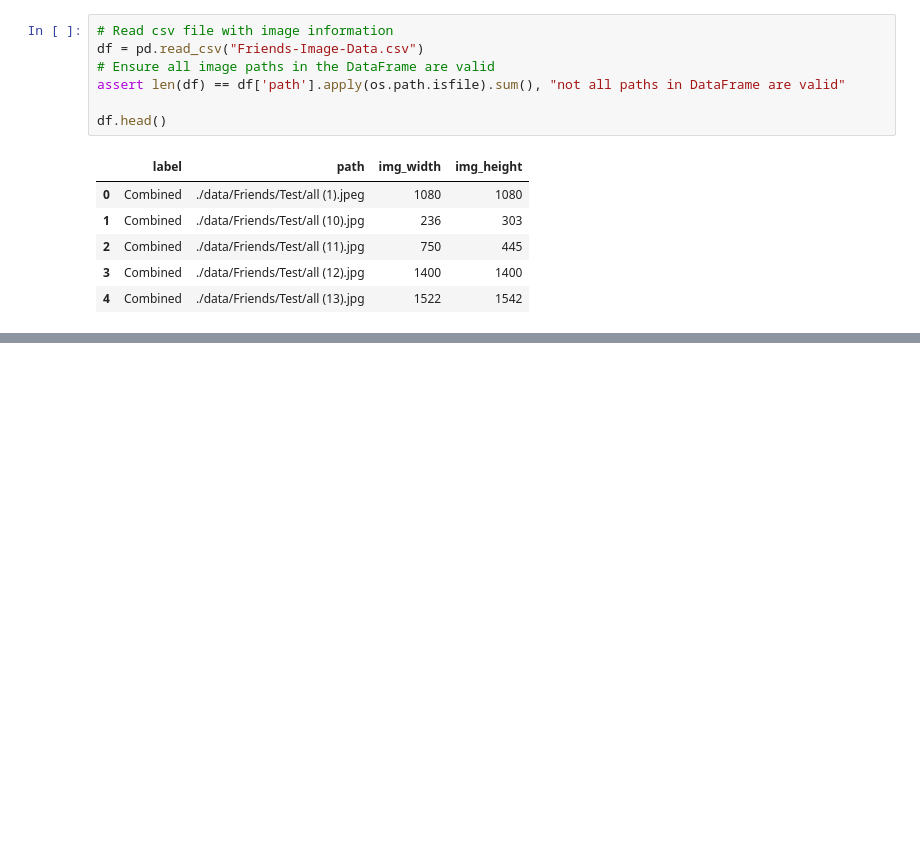
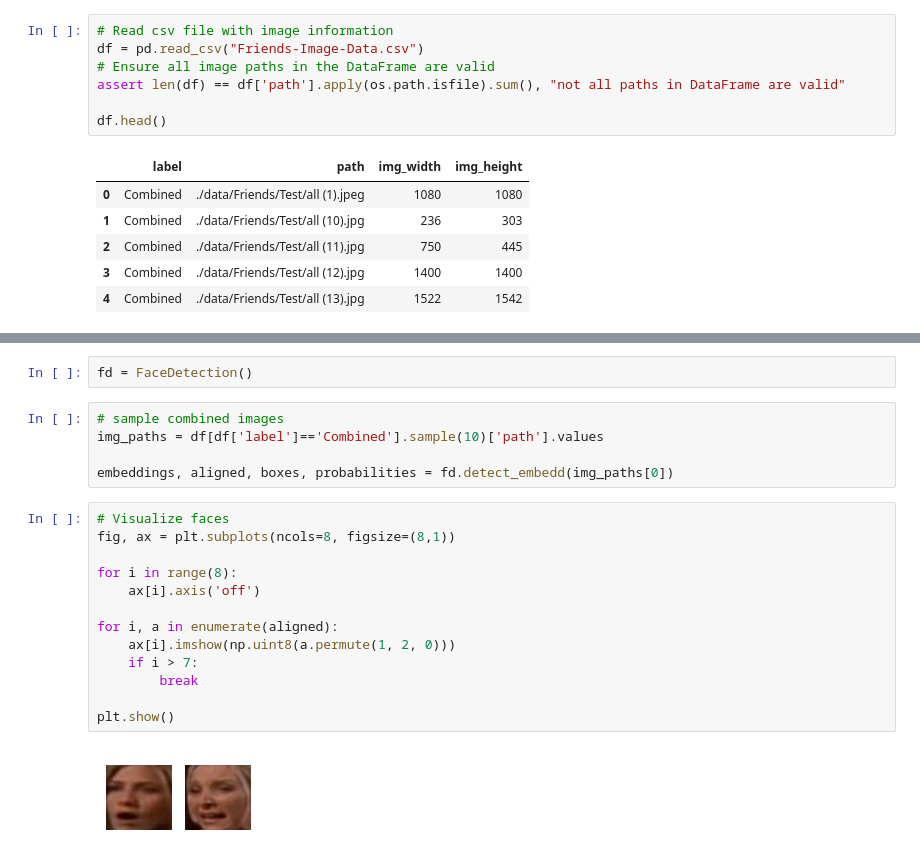
Before and after one commit to sievertsm/face-grouping, a Jupyter notebook: FaceDetection-facenet.ipynb, the cells around one changed output, grey strips where cells are left out. Saved outputs shown, nothing was run; the diff lists cells and outputs as text; blank space fills up the shorter version.

Commit message:
Started face detection class

```diff
--- a/FaceDetection-facenet.ipynb
+++ b/FaceDetection-facenet.ipynb
@@ -27,2 +96,24 @@ df.head()
+# %%
+fd = FaceDetection()
+# %%
+# sample combined images
+img_paths = df[df['label']=='Combined'].sample(10)['path'].values
+
+embeddings, aligned, boxes, probabilities = fd.detect_embedd(img_paths[0])
+# %%
+# Visualize faces
+fig, ax = plt.subplots(ncols=8, figsize=(8,1))
+
+for i in range(8):
+    ax[i].axis('off')
+
+for i, a in enumerate(aligned):
+    ax[i].imshow(np.uint8(a.permute(1, 2, 0)))
+    if i > 7:
+        break
+
+plt.show()
+# %% [output]
+[figure, added]
 # %%
 # Specify a threshold for face detection
```
Also changed, not shown: parts of 3 cells of this notebook.
